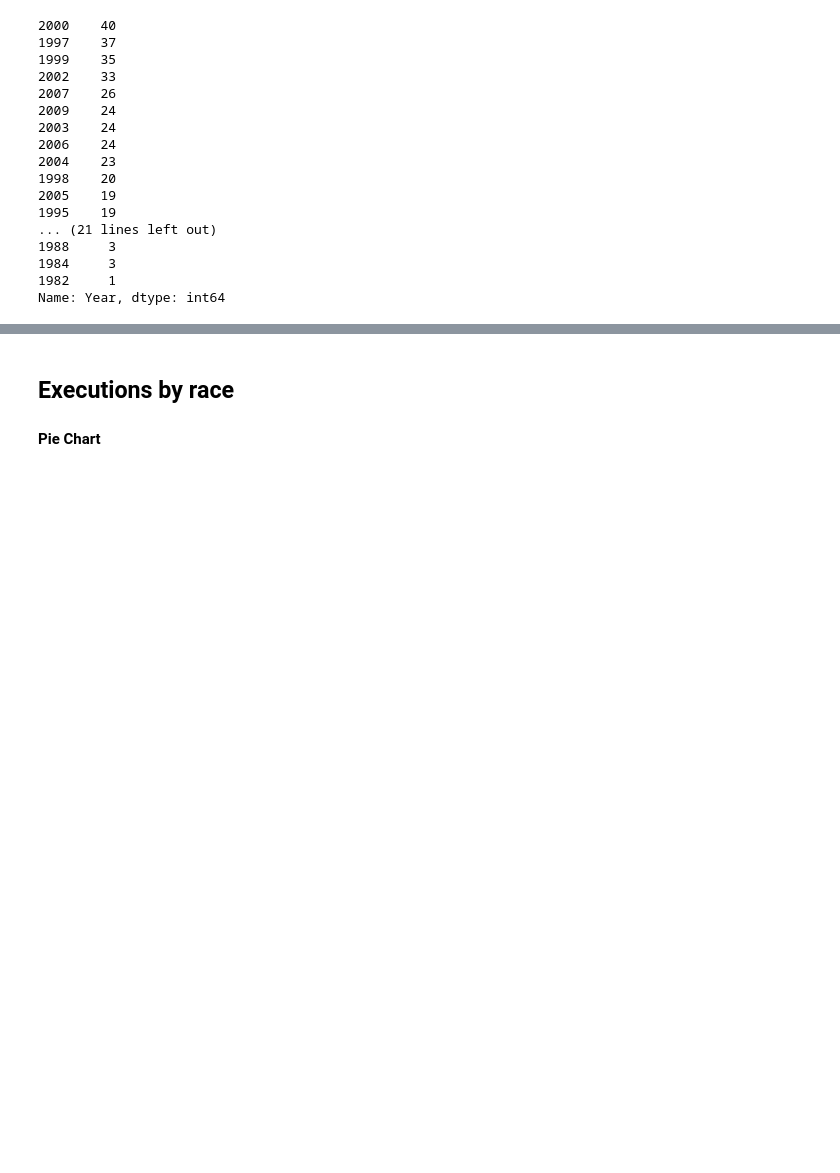
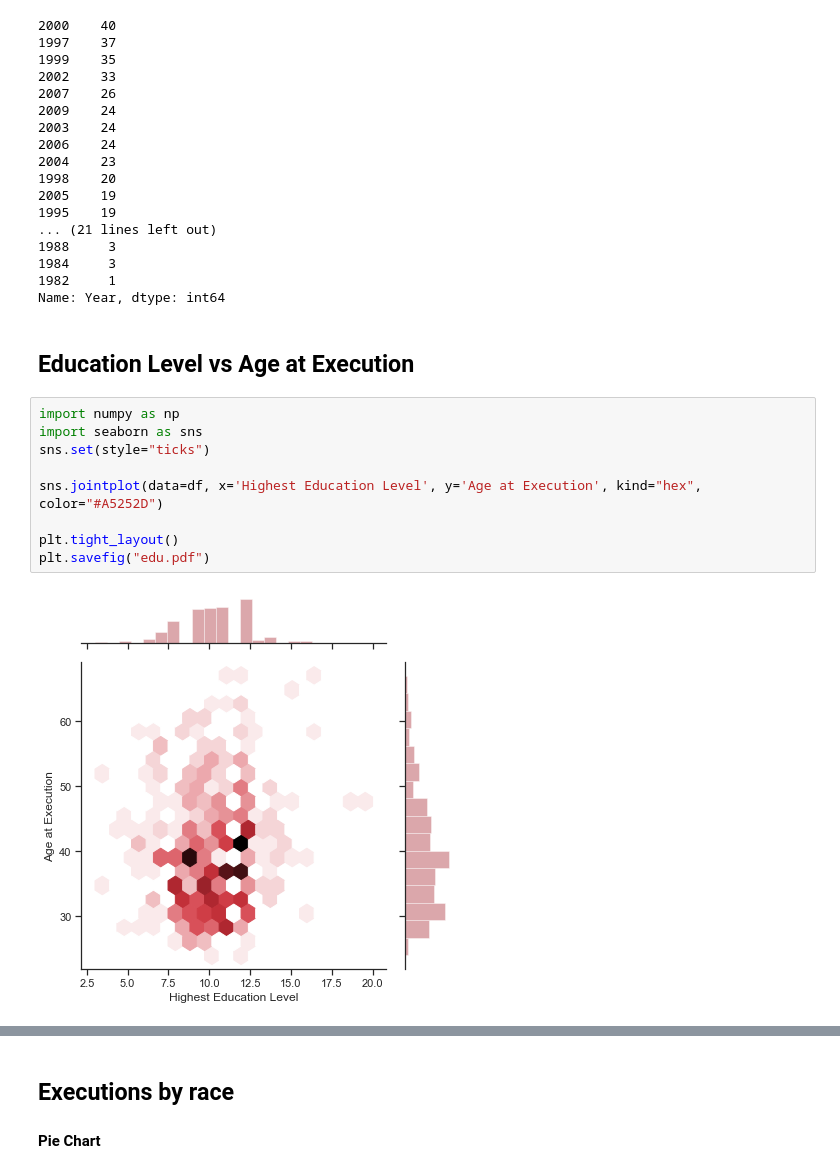
Before and after one commit to aow207/data-studio-projects, a Jupyter notebook: Famous Last Words/Last Words.ipynb, the cells around one changed output, grey strips where cells are left out. Drawn from its saved outputs; the diff is of its cells as text; blank space fills up the shorter version.

```diff
--- a/Famous Last Words/Last Words.ipynb
+++ b/Famous Last Words/Last Words.ipynb
@@ -97,3 +109,16 @@ df['Year'].value_counts()
 1984     3
 1982     1
 Name: Year, dtype: int64
+# %% [markdown]
+## Education Level vs Age at Execution
+# %%
+import numpy as np
+import seaborn as sns
+sns.set(style="ticks")
+
+sns.jointplot(data=df, x='Highest Education Level', y='Age at Execution', kind="hex", color="#A5252D")
+
+plt.tight_layout()
+plt.savefig("edu.pdf")
+# %% [output]
+[figure, added]
```
Also changed, not shown: parts of 10 cells of this notebook, 11 other files.
